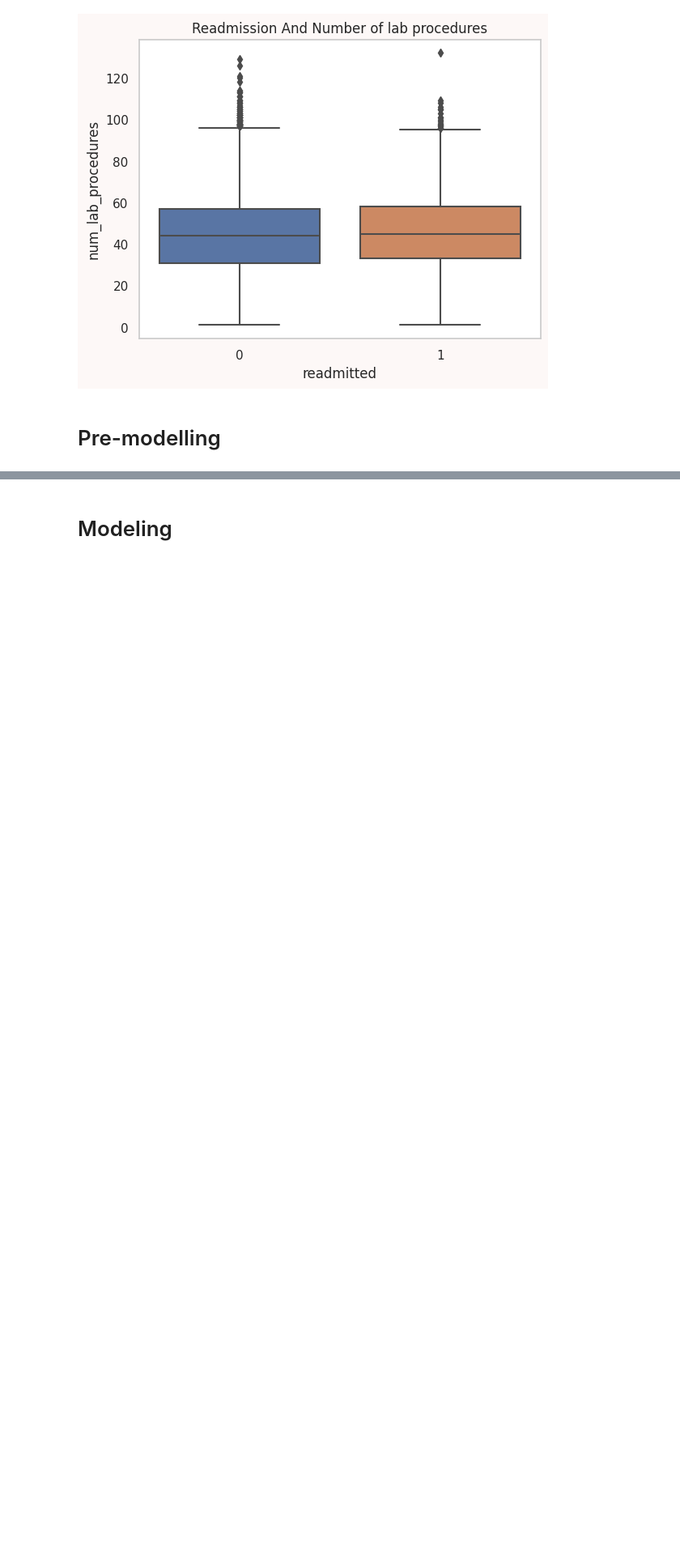
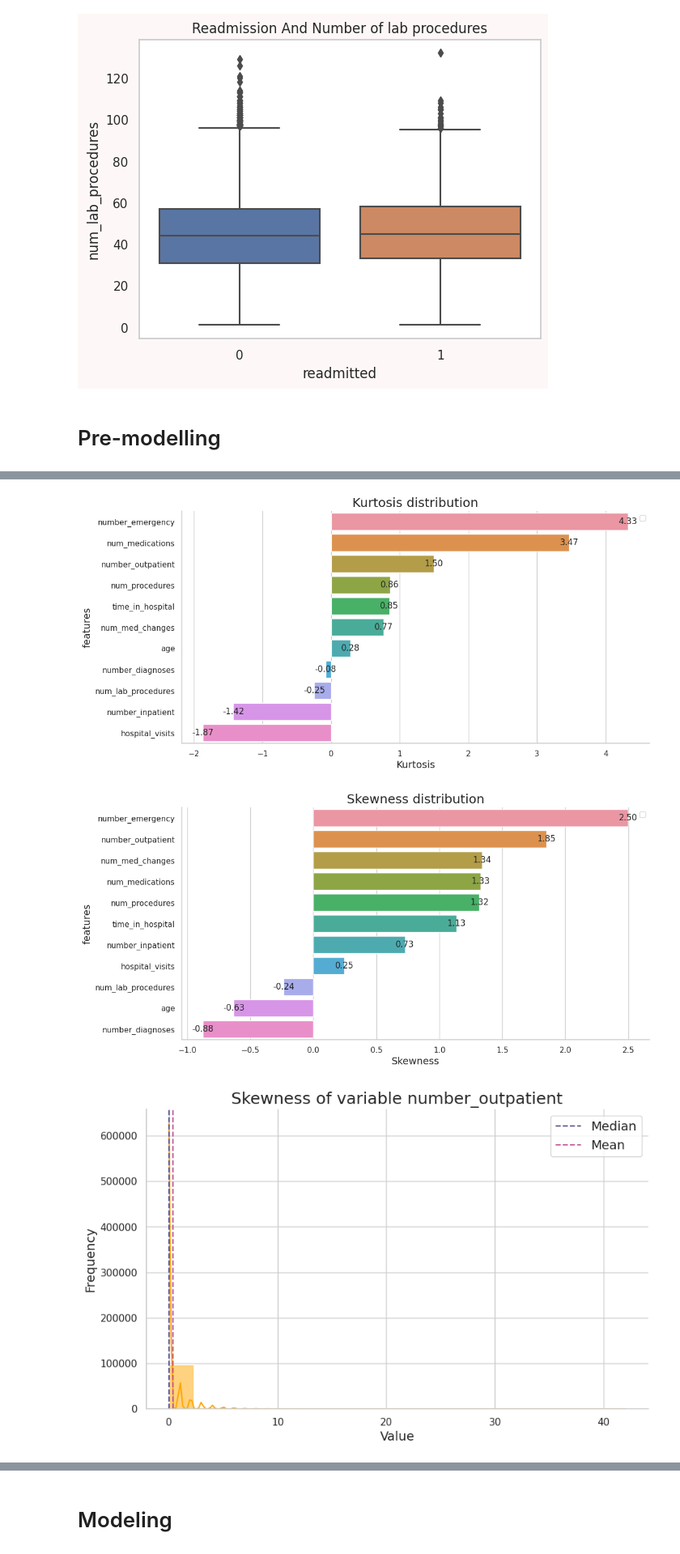
Before and after one commit to AliMO77/DMAKD, a Jupyter notebook: Diabetes.ipynb, the cells around one changed output, grey strips where cells are left out. Shown at 81% size. Cells and saved outputs as stored; diff of their text form; code cells hidden in the pictures; blank space fills up the shorter version.

```diff
--- a/Diabetes.ipynb
+++ b/Diabetes.ipynb
@@ -629,0 +714,14 @@ dtype: object
+# %%
+data = raw_data.copy(deep=True)
+
+remove_skewness_kurtosis(data,numerical_features )
+
+visualize_data_kurtosis(data,numerical_features)
+visualize_data_skewness(data,numerical_features)
+
+visualize_column_skewness(raw_data,'number_outpatient')
+visualize_column_skewness(data,'number_outpatient')
+# %% [output]
+[figure, added]
+[figure, added]
+[figure, added]
```
Also changed, not shown: parts of 33 cells of this notebook, 1 other file.
